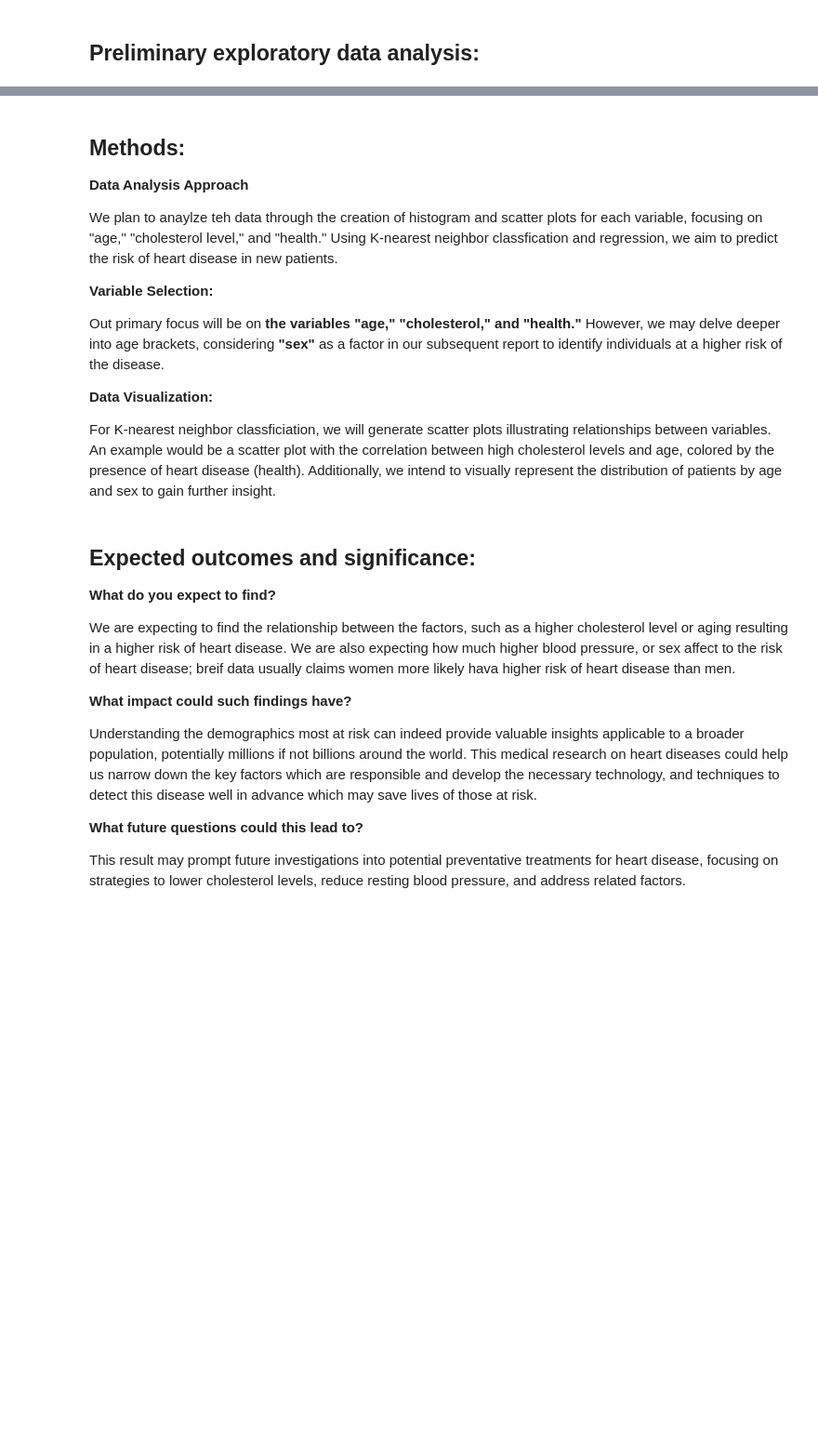
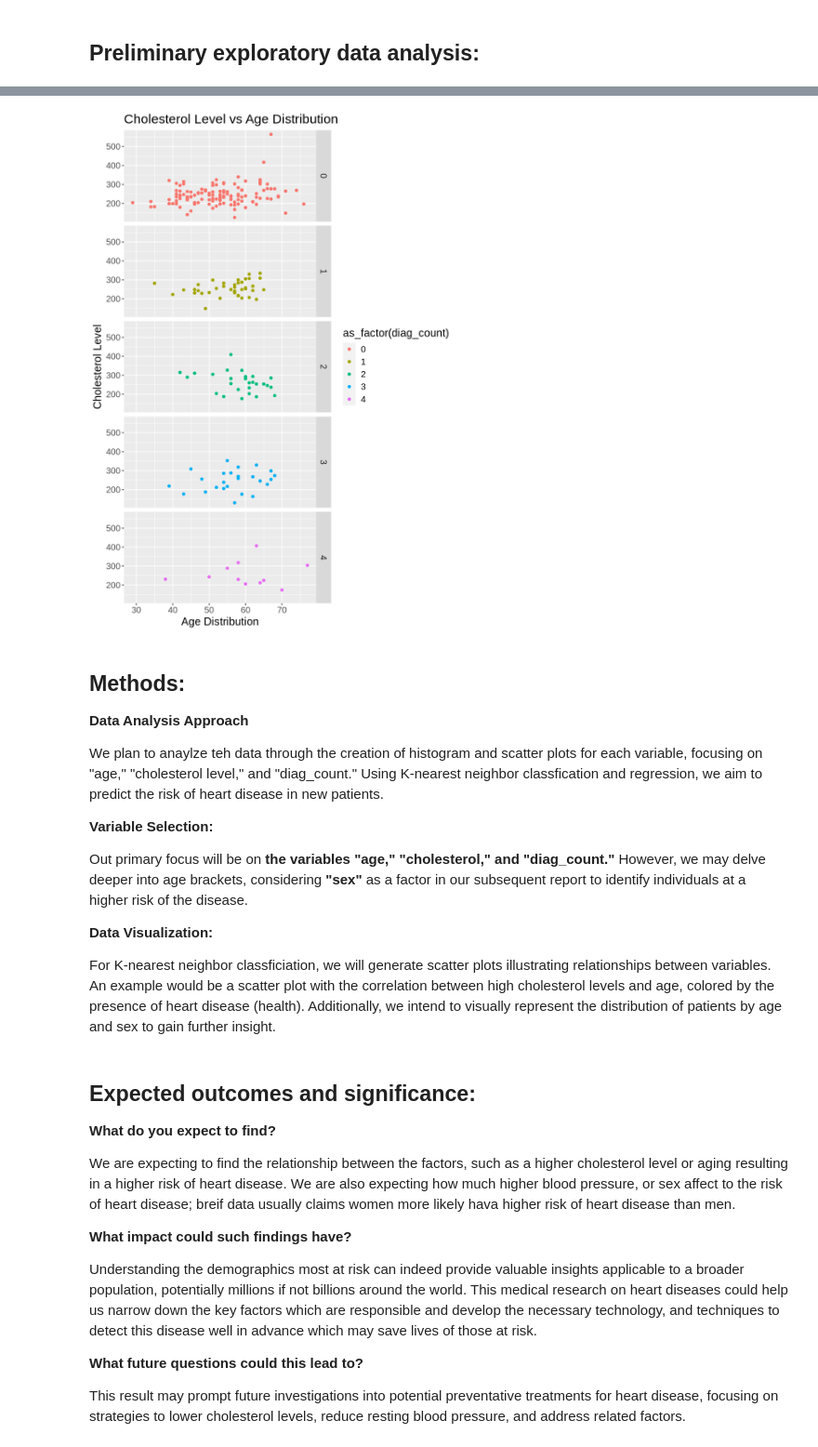
Before and after one commit to dawon020411/dsci-project-004, a Jupyter notebook: heart_data.ipynb, the cells around one changed output, grey strips where cells are left out. Shown at 93% size. Saved outputs shown, nothing was run; the diff lists cells and outputs as text; code cells hidden in the pictures; blank space fills up the shorter version.

```diff
--- a/heart_data.ipynb
+++ b/heart_data.ipynb
@@ -105,13 +108,28 @@ plot_ages
+# %%
+options(repr.plot.width = 7, repr.plot.height = 10)
+scatter_cholesterol <- heart_data_training |>
+ggplot(aes(x = age, y = cholesterol, color = as_factor(diag_count))) +
+geom_point() +
+labs(title = "Cholesterol Level vs Age Distribution", x = "Age Distribution",
+     y = "Cholesterol Level" , fill = "Number of diagnosis \nof heart disease") +
+theme(text = element_text(size = 15))
+
+scatter_cholesterols <- scatter_cholesterol +
+facet_grid(rows = vars(diag_count))
+
+scatter_cholesterols
+# %% [output]
+[figure, added]
 # %% [markdown]
 ## **Methods:**
 
 **Data Analysis Approach**
 
-We plan to anaylze teh data through the creation of histogram and scatter plots for each variable, focusing on "age," "cholesterol level," and "health." Using K-nearest neighbor classfication and regression, we aim to predict the risk of heart disease in new patients.
+We plan to anaylze teh data through the creation of histogram and scatter plots for each variable, focusing on "age," "cholesterol level," and "diag_count." Using K-nearest neighbor classfication and regression, we aim to predict the risk of heart disease in new patients.
 
 **Variable Selection:**
 
-Out primary focus will be on **the variables "age," "cholesterol," and "health."** However, we may delve deeper into age brackets, considering **"sex"** as a factor in our subsequent report to identify individuals at a higher risk of the disease.
+Out primary focus will be on **the variables "age," "cholesterol," and "diag_count."** However, we may delve deeper into age brackets, considering **"sex"** as a factor in our subsequent report to identify individuals at a higher risk of the disease.
 
 **Data Visualization:**
 
```
Also changed, not shown: parts of 13 cells of this notebook.
